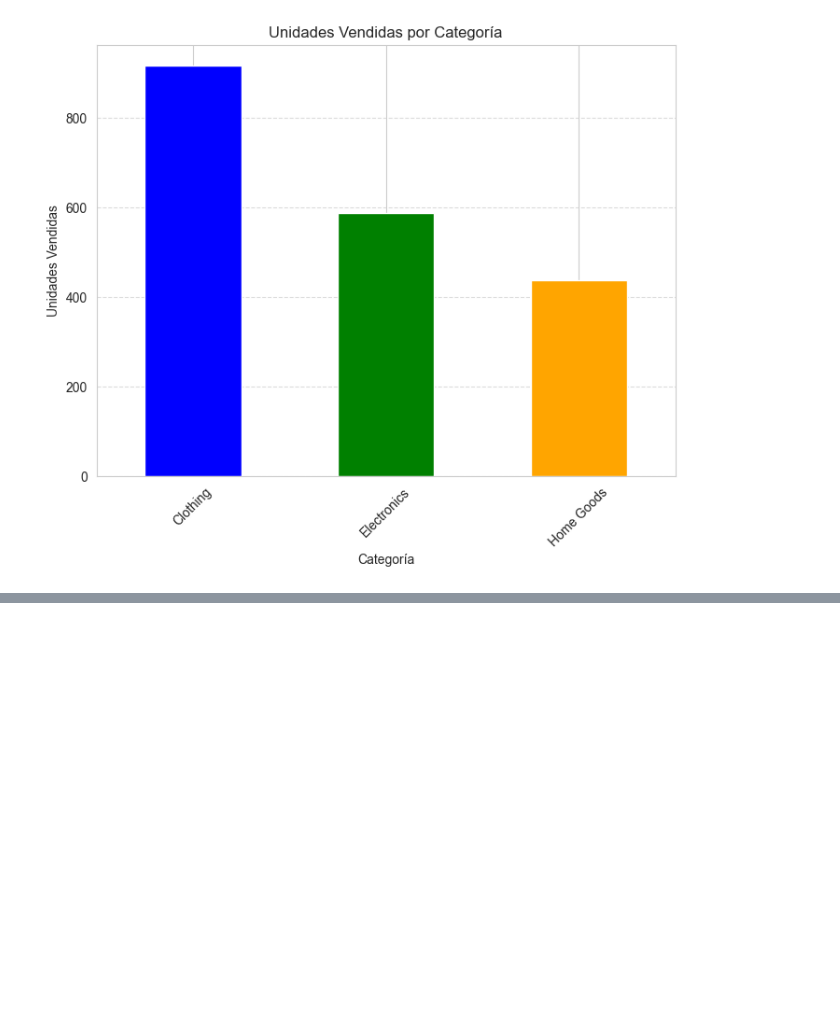
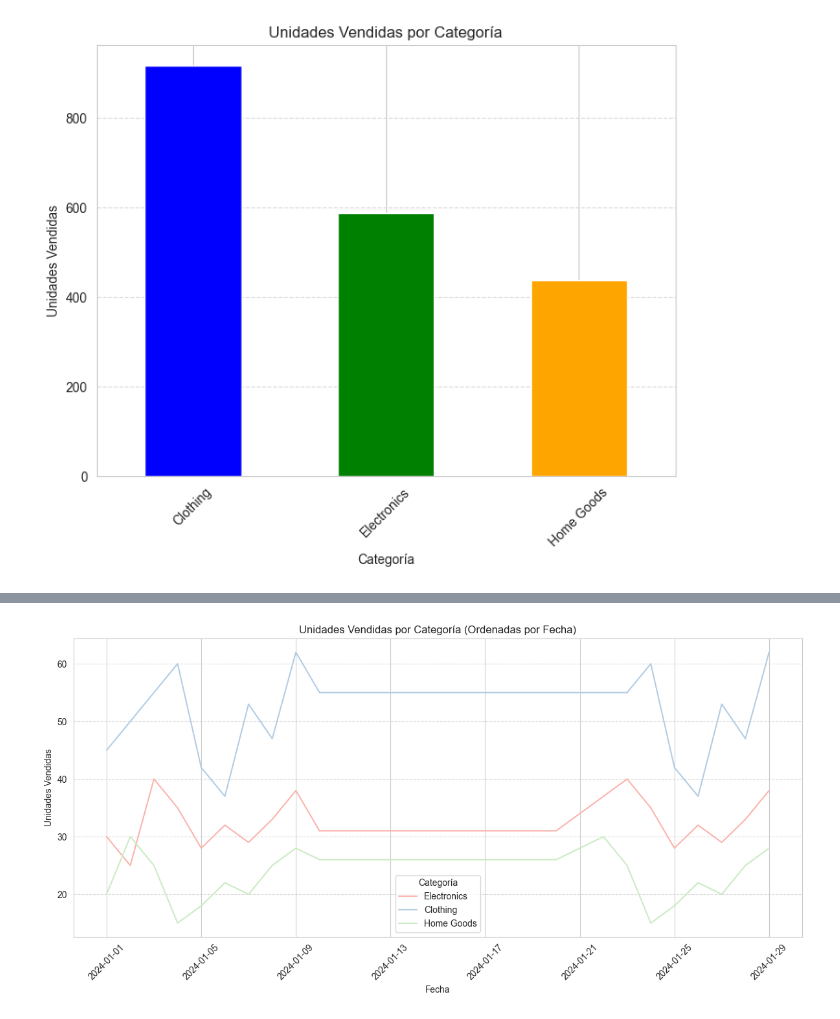
Before and after one commit to nicoherza-pascu/Club_IA-2, a Jupyter notebook: practica.ipynb, the cells around one changed output, grey strips where cells are left out. Drawn from its saved outputs; the diff is of its cells as text; code cells hidden in the pictures; blank space fills up the shorter version.

```diff
--- a/practica.ipynb
+++ b/practica.ipynb
@@ -430,0 +432,23 @@ plt.show()
+# %%
+# Asegúrate de que los datos estén ordenados por la columna 'Date'
+df_ordenado_asc.sort_values(by='Date')
+
+# Crear la gráfica
+plt.figure(figsize=(12, 6))
+for category in df_ordenado_asc['Category'].unique():
+    subset = df_ordenado_asc[df_ordenado_asc['Category'] == category]
+    plt.plot(subset['Date'], subset['Units_Sold'], label=category)
+
+# Etiquetas y título
+plt.title('Unidades Vendidas por Categoría (Ordenadas por Fecha)')
+plt.xlabel('Fecha')
+plt.ylabel('Unidades Vendidas')
+plt.legend(title='Categoría')
+plt.xticks(rotation=45)
+plt.grid(axis='y', linestyle='--', alpha=0.7)
+
+# Mostrar la gráfica
+plt.tight_layout()
+plt.show()
+# %% [output]
+[figure, added]
```
Also changed, not shown: parts of 9 cells of this notebook.
